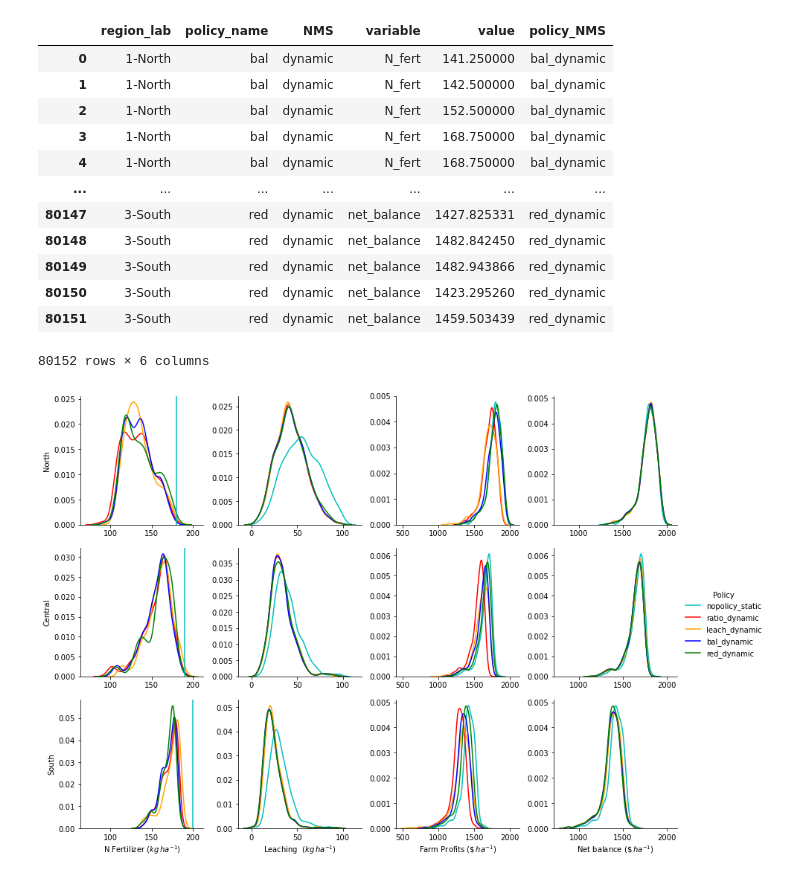
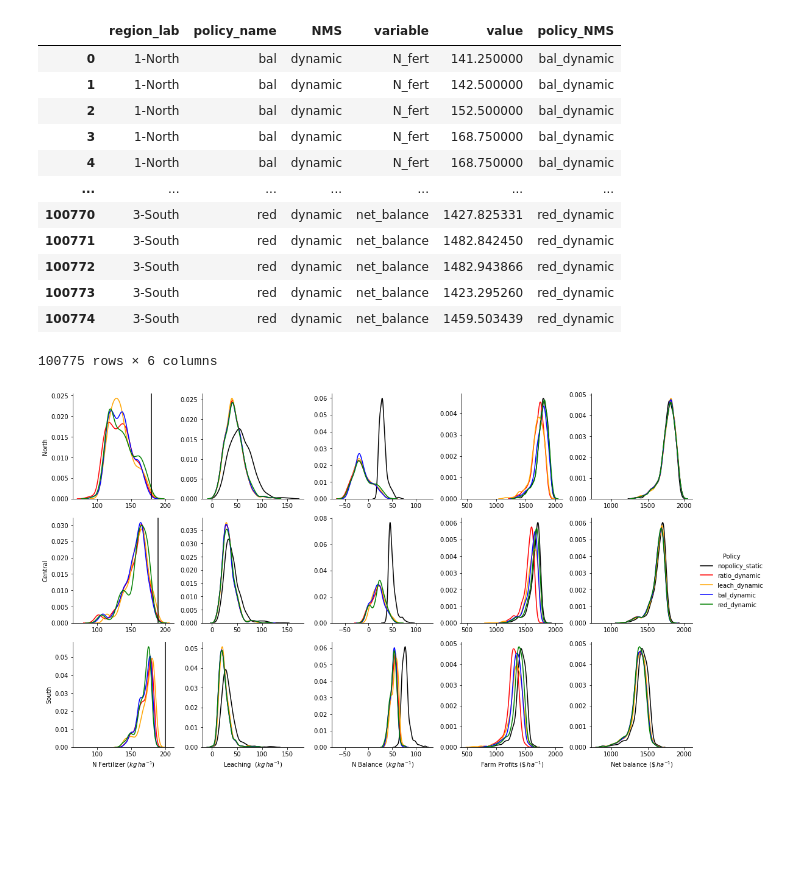
Before and after one commit to germanmandrini/n_policy, a Jupyter notebook: Codes/5d_pdf_region.ipynb, the cells around one changed output. Drawn from its saved outputs; the diff is of its cells as text; code cells hidden in the pictures; blank space fills up the shorter version.

```diff
--- a/Codes/5d_pdf_region.ipynb
+++ b/Codes/5d_pdf_region.ipynb
@@ -28,6 +28,7 @@ perfomances_opt_df.loc[perfomances_opt_df.region == "1","region_lab"]= '3-South'
 perfomances_opt_df.loc[perfomances_opt_df.region == "2","region_lab"]= '2-Central'
 perfomances_opt_df.loc[perfomances_opt_df.region == "3","region_lab"]= '1-North'
 perfomances_opt_df['net_balance'] = perfomances_opt_df['P']+perfomances_opt_df['G']
+perfomances_opt_df['N_balance'] =  perfomances_opt_df['N_fert'] - perfomances_opt_df['Y_corn'] * 11/1000
 # %%
 #Average across z
 # perfomances_opt_df2 = perfomances_opt_df.groupby(['policy', 'NMS', 'id_10', 'id_field'], as_index=False).mean()
@@ -36,13 +37,9 @@ perfomances_opt_df2 = perfomances_opt_df.groupby(['region_lab','policy', 'NMS',
 # Split value columns
 perfomances_opt_df2['policy_name'] = perfomances_opt_df2["policy"].str.split("_", n = 1, expand = True)[0]
 perfomances_opt_df2['policy_val'] = perfomances_opt_df2["policy"].str.split("_", n = 1, expand = True)[1]
-perfomances_opt_df2 = perfomances_opt_df2[perfomances_opt_df2.L < 100]
-perfomances_opt_df2['randNumCol'] = np.random.randint(-5,5, size=len(perfomances_opt_df2))
-# perfomances_opt_df2.loc[perfomances_opt_df2.NMS != 'static', 'randNumCol']=0
-# perfomances_opt_df2.N_fert = perfomances_opt_df2.N_fert+perfomances_opt_df2.randNumCol
-# perfomances_opt_df2.loc[perfomances_opt_df2.NMS != 'static']
+# perfomances_opt_df2 = perfomances_opt_df2[perfomances_opt_df2.L < 100]
 # %%
-plot_dt_long = pd.melt(perfomances_opt_df2, id_vars=['region_lab','policy_name', 'NMS'], value_vars=['N_fert', 'L', 'P','net_balance'])
+plot_dt_long = pd.melt(perfomances_opt_df2, id_vars=['region_lab','policy_name', 'NMS'], value_vars=['N_fert', 'L', 'N_balance', 'P','net_balance'])
 # plot_dt_long['policy_name'][plot_dt_long['policy_name'] == 'red'] = 'reduction'
 plot_dt_long['policy_NMS'] = plot_dt_long['policy_name']+'_'+ plot_dt_long['NMS']
 plot_dt_long
@@ -54,43 +51,45 @@ plot_dt_long
 | 3 | 1-North | bal | dynamic | N_fert | 168.750000 | bal_dynamic |
 | 4 | 1-North | bal | dynamic | N_fert | 168.750000 | bal_dynamic |
 | ... | ... | ... | ... | ... | ... | ... |
-| 80147 | 3-South | red | dynamic | net_balance | 1427.825331 | red_dynamic |
-| 80148 | 3-South | red | dynamic | net_balance | 1482.842450 | red_dynamic |
-| 80149 | 3-South | red | dynamic | net_balance | 1482.943866 | red_dynamic |
-| 80150 | 3-South | red | dynamic | net_balance | 1423.295260 | red_dynamic |
-| 80151 | 3-South | red | dynamic | net_balance | 1459.503439 | red_dynamic |
+| 100770 | 3-South | red | dynamic | net_balance | 1427.825331 | red_dynamic |
+| 100771 | 3-South | red | dynamic | net_balance | 1482.842450 | red_dynamic |
+| 100772 | 3-South | red | dynamic | net_balance | 1482.943866 | red_dynamic |
+| 100773 | 3-South | red | dynamic | net_balance | 1423.295260 | red_dynamic |
+| 100774 | 3-South | red | dynamic | net_balance | 1459.503439 | red_dynamic |
-80152 rows × 6 columns
+100775 rows × 6 columns
 # %%
 # kw = {'color': ['green', 'green'], 'linestyle' : ["-","--"]}
-kw = {'color': ['c', 'red', 'orange', 'blue', 'green']}
+kw = {'color': ['black', 'red', 'orange', 'blue', 'green']}
 
 graph = seaborn.FacetGrid(plot_dt_long, row ='region_lab', col ='variable', hue ='policy_NMS',
                           sharey = False, sharex = 'col', margin_titles=False,  hue_kws=kw,
-                          hue_order = ['nopolicy_static', 'ratio_dynamic', 'leach_dynamic', 'bal_dynamic', 'red_dynamic'])
+                          hue_order = ['nopolicy_static', 'ratio_dynamic', 'leach_dynamic', 'bal_dynamic', 'red_dynamic'],
+                          col_order = ['N_fert', 'L', 'N_balance', 'P','net_balance'])
 graph.map(seaborn.kdeplot, "value").add_legend(title = 'Policy')
 
 graph.axes[2,0].set_xlabel(r'N Fertilizer $(kg\/ ha^{-1})$')
 graph.axes[2,1].set_xlabel(r'Leaching  $(kg\/ ha^{-1})$')
-graph.axes[2,2].set_xlabel(r'Farm Profits $(\$ \/ ha^{-1})$')
-graph.axes[2,3].set_xlabel(r'Net balance $(\$ \/ ha^{-1})$')
+graph.axes[2,2].set_xlabel(r'N Balance  $(kg\/ ha^{-1})$')
+graph.axes[2,3].set_xlabel(r'Farm Profits $(\$ \/ ha^{-1})$')
+graph.axes[2,4].set_xlabel(r'Net balance $(\$ \/ ha^{-1})$')
 
 graph.axes[0,0].set_ylabel('North')
 graph.axes[1,0].set_ylabel('Central')
 graph.axes[2,0].set_ylabel('South')
 
-graph.axes[0,0].axvline(180, ls='-', color = 'c')
-graph.axes[1,0].axvline(190, ls='-', color = 'c')
-graph.axes[2,0].axvline(200, ls='-', color = 'c')
+graph.axes[0,0].axvline(180, ls='-', color = 'black')
+graph.axes[1,0].axvline(190, ls='-', color = 'black')
+graph.axes[2,0].axvline(200, ls='-', color = 'black')
 
 axes = graph.axes.flatten()
 for axes_n  in axes:
     axes_n.set_title("")
     axes_n.tick_params(labelbottom=True)
 
 plot_file_name = "/home/germanm2/n_policy_box/Data/figures/pdf_variables.png"
 plt.savefig(plot_file_name, dpi=300)
 # %% [output]
-[figure, old version]
+[figure, new version]
 # %%
 tips = sns.load_dataset("tips")
 g = sns.FacetGrid(tips, col="smoker", row="time", sharey="col")
```
Also changed, not shown: 4 other files.
